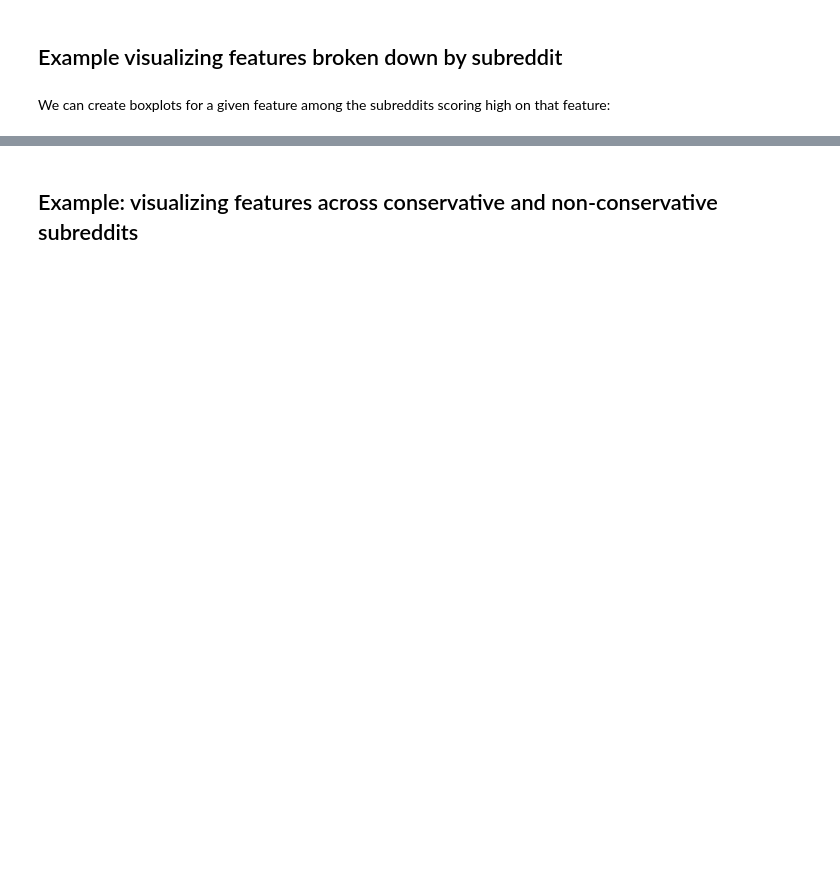
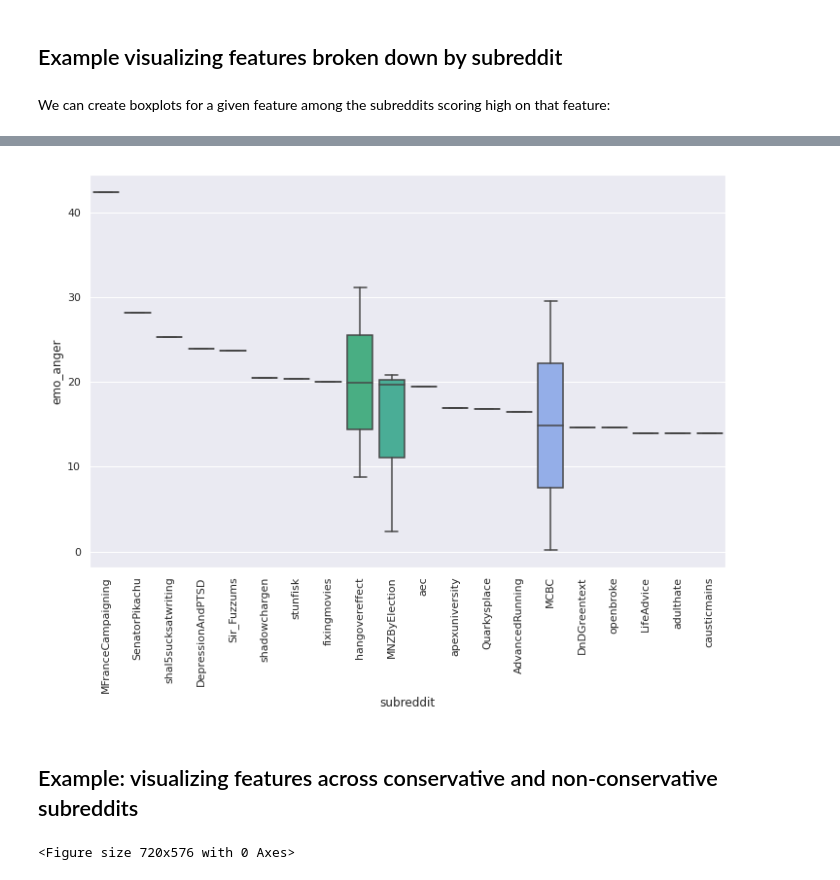
Before and after one commit to yiweiluo/Green-American-Lexicon, a Jupyter notebook: 3_reddit_analysis/demo.ipynb, the cells around one changed output, grey strips where cells are left out. Cells and saved outputs as stored; diff of their text form; code cells hidden in the pictures; blank space fills up the shorter version.

```diff
--- a/3_reddit_analysis/demo.ipynb
+++ b/3_reddit_analysis/demo.ipynb
@@ -399,4 +434,10 @@ plot_sub_dist('emo_anger',to_plot,savename=os.path.join(fig_dir,'emo_anger_highe
+# %%
+Image(os.path.join(fig_dir,'emo_anger_highest_subs.png'))
+# %% [output]
+[figure, added]
 # %% [markdown]
 ## Example: visualizing features across conservative and non-conservative subreddits
 # %%
-plot_sub_cat_dist('emo_anger',to_plot,savename=os.path.join(fig_dir,'emo_anger_R_vs_L.png'))
+plot_sub_cat_dist('senti_pos',to_plot,savename=os.path.join(fig_dir,'senti_pos_R_vs_L.png'))
+# %% [output]
+<Figure size 720x576 with 0 Axes>
```
Also changed, not shown: parts of 19 cells of this notebook.
